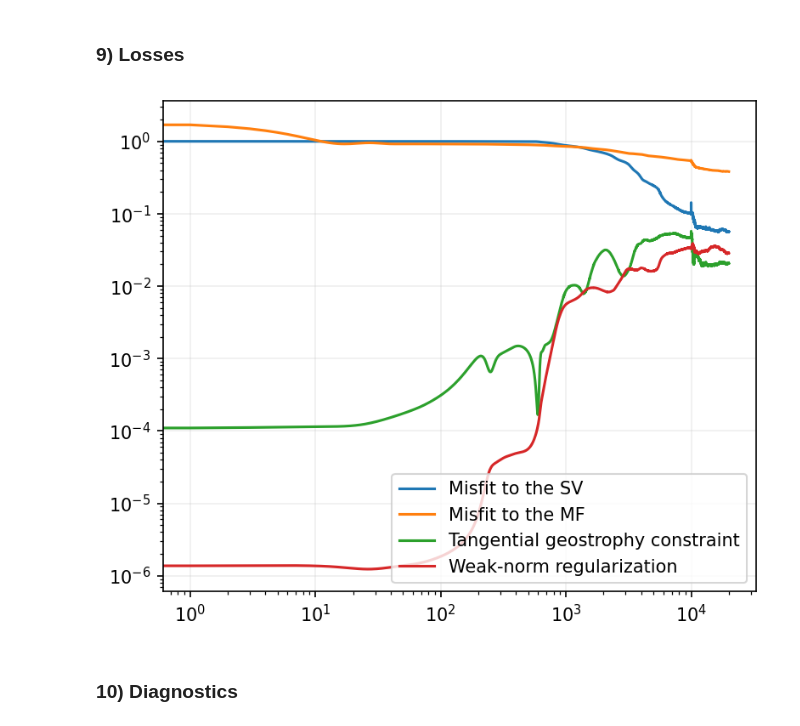
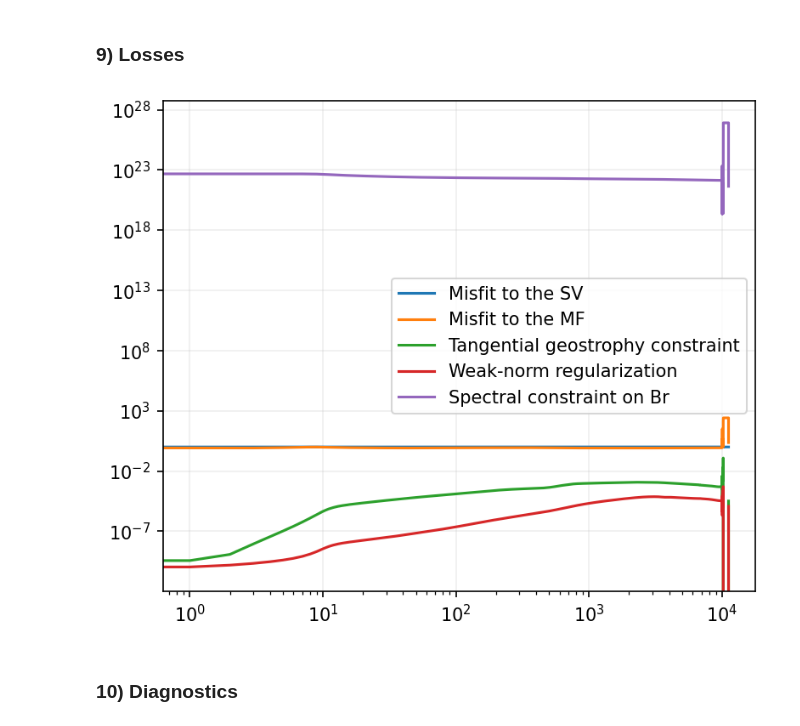
Before and after one commit to Farii01/Internship_PINN_work, a Jupyter notebook: pygeopinn-dev/PiNNs_Filtered.ipynb, the cells around one changed output. Saved outputs shown, nothing was run; the diff lists cells and outputs as text; code cells hidden in the pictures.

```diff
--- a/pygeopinn-dev/PiNNs_Filtered.ipynb
+++ b/pygeopinn-dev/PiNNs_Filtered.ipynb
@@ -451,12 +541,47 @@ def compute_loss(input: torch.Tensor, return_fields: bool = False) -> tuple | to
         saved_losses["strong_norm"].append(loss.clone().detach().numpy())
 
 
-    # 3) Returning the results
+            # --- Spectral Br loss ---
+    # --- Spectral Br loss (new constraint we added) ---
+    if "spectral_br" in losses and losses["spectral_br"] > 0:
 
+        # 1) Build the full input grid (we need the WHOLE sphere, not just a patch)
+        Θ_full, Φ_full = np.meshgrid(thetas, phis, indexing="ij")
+        thetas_full_t = torch.tensor(Θ_full.reshape(-1,1), dtype=torch.float32)   # shape (Nθ*Nφ, 1)
+        phis_full_t   = torch.tensor(Φ_full.reshape(-1,1), dtype=torch.float32)   # shape (Nθ*Nφ, 1)
+        inp_full = torch.cat([thetas_full_t, phis_full_t], dim=1)                 # concat → (Nθ*Nφ, 2)
+
+        # 2) Predict Br on the whole sphere
+        preds_full = network_instance(inp_full)                                   # forward pass
+        br_full = preds_full[...,2:3].reshape(len(thetas), len(phis))             # reshape to grid (Nθ,Nφ)
+
+        # 3) Project predicted Br into Gauss coefficients (spherical harmonics basis)
+        g_pred, h_pred = project_to_gauss(br_full, Pbar_t, COS_t, SIN_t, dΩ_t)
+
+        # 4) Compute predicted spectrum S(l)
+        S_pred = spectrum_from_gauss(g_pred, h_pred)
+
+        # 5) Compare predicted spectrum S_pred with observed spectrum S_obs
+        #    (ignore degree 0 → only compare l=1..lmax_spec)
+        spec_misfit = torch.mean((S_pred[1:] - S_obs[1:])**2)
+
+        # 6) Add weighted spectral loss to total loss
+        loss = losses["spectral_br"] * spec_misfit
+        total_loss += loss
+
+        # 7) Save the spectral loss history for later plotting
+        saved_losses.setdefault("spectral_br", []).append(loss.detach().cpu().numpy())
+
+
+    # --- Returning outputs if requested ---
     if return_fields:
+        # If return_fields=True → return actual arrays (used for plotting/predictions)
         return dbrdt.clone().detach().numpy(), \
-            uθ.clone().detach().numpy(), uφ.clone().detach().numpy(), br.clone().detach().numpy()
+               uθ.clone().detach().numpy(), \
+               uφ.clone().detach().numpy(), \
+               br.clone().detach().numpy()
 
+    # Otherwise → return the scalar total loss for optimization
     return total_loss
 # %% [markdown]
 ### 5) Training the network
@@ -598,7 +723,7 @@ import torch
 timestamp = datetime.datetime.now().strftime("%Y-%m-%d_%H-%M-%S")
 base_out = r"E:\INTERNSHIP\PINN\Code\pygeopinn-dev\Outputs"
 
-folder = os.path.join(base_out, f"New_Fil_Real_σ= {σ_filter_br}_{timestamp}")
+folder = os.path.join(base_out, f"Real_MF=15_Filt_{timestamp}")
 os.makedirs(folder, exist_ok=True)
 print("Saving everything to:", folder)
 
@@ -755,25 +880,26 @@ fig.savefig(os.path.join(fig_dir, f"prediction.png"))
 # %%
 labels = {
     "misfit_dbrdt": "Misfit to the SV",
     "misfit_br": "Misfit to the MF",
     "tangential_geostrophy": "Tangential geostrophy constraint",
     "toroidal": "Toroidality constraint",
     "weak_norm": "Weak-norm regularization",
     "strong_norm": "Strong-norm regularization",
-    "frozen_flux": "Frozen-flux condition"
+    "frozen_flux": "Frozen-flux condition",
+    "spectral_br": "Spectral constraint on Br"
 }
 
 fig, ax = plt.subplots(1, 1, figsize=(6, 5), dpi=150)
 
 for name in saved_losses:
     ax.loglog(saved_losses[name], label=labels[name])
 
 ax.grid(alpha=0.2)
 ax.legend()
 
 fig.savefig(os.path.join(fig_dir, "losses.png"))
 # %% [output]
-[figure, old version]
+[figure, new version]
 # %% [markdown]
 ### 10) Diagnostics
 # %%
```
Also changed, not shown: parts of 11 cells of this notebook.
